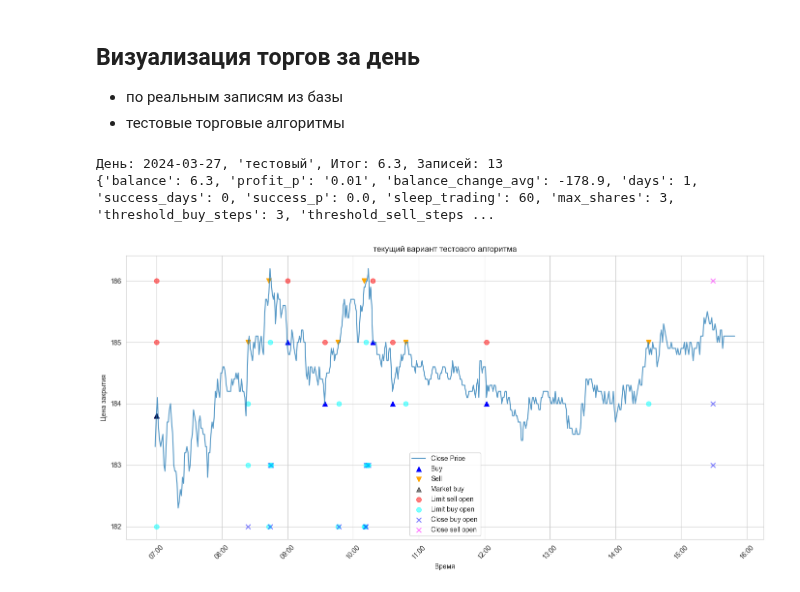
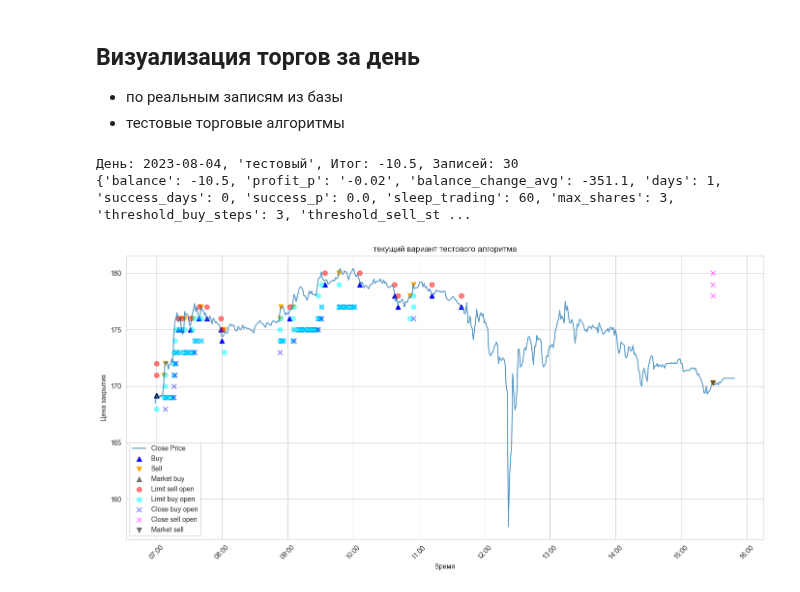
Before and after one commit to sapozhkov/fin, a Jupyter notebook: t_day_vis.ipynb, the cells around one changed output. Drawn from its saved outputs; the diff is of its cells as text; code cells hidden in the pictures.

```diff
--- a/t_day_vis.ipynb
+++ b/t_day_vis.ipynb
@@ -25,12 +25,12 @@ from test_env.test_alg import TestAlgorithm
 historical_trade = HistoricalTrade()
 data_handler = HistoricalCandles(TOKEN, FIGI, TICKER)
 
-date = '2024-03-27'
+# date = '2024-03-14'
 # date = '2023-08-14'
 # date = '2024-03-15'
 
 # проблемные зоны - тут идет лютый спад и всё сливается
-# date = '2023-08-04'
+date = '2023-08-04'
 # date = '2023-05-02'
 # date = '2023-08-25'
 # date = '2023-09-07'
@@ -64,36 +64,36 @@ def show_test_alg(date_):
         step_size=1,
         step_cnt=3,
         threshold_buy_steps=3,
-        threshold_sell_steps=8,
+        threshold_sell_steps=0,
 
         sleep_trading=1 * 60,
     )
 
     print(f"День: {date_}, 'тестовый', Итог: {result['balance']}, Записей: {result['operations_cnt']}")
     print(result)
 
     viz.draw(
         date_,
         test_alg.accounting_helper.get_deals(),
         test_alg.accounting_helper.get_orders(),
         'текущий вариант тестового алгоритма'
     )
 
 results = historical_trade.get_daily_totals(date, alg_name)
 
 for obj in results:
     print(f"День: {obj.date}, {obj.alg_name}, "
           f"{'Итог' if obj.is_closed else 'Подытог'}: {obj.total}, "
           f"Записей: {obj.cnt}")
     viz.draw(
         obj.date,
         historical_trade.get_deals(obj.date, obj.alg_name),
         [],
         obj.alg_name
     )
 
 show_test_alg(date)
 # %% [output]
-День: 2024-03-27, 'тестовый', Итог: 6.3, Записей: 13
-{'balance': 6.3, 'profit_p': '0.01', 'balance_change_avg': -178.9, 'days': 1, 'success_days': 0, 'success_p': 0.0, 'sleep_trading': 60, 'max_shares': 3, 'threshold_buy_steps': 3, 'threshold_sell_steps ...
+День: 2023-08-04, 'тестовый', Итог: -10.5, Записей: 30
+{'balance': -10.5, 'profit_p': '-0.02', 'balance_change_avg': -351.1, 'days': 1, 'success_days': 0, 'success_p': 0.0, 'sleep_trading': 60, 'max_shares': 3, 'threshold_buy_steps': 3, 'threshold_sell_st ...
-[figure, old version]
+[figure, new version]
```
Also changed, not shown: parts of 1 cell of this notebook, 3 other files.
